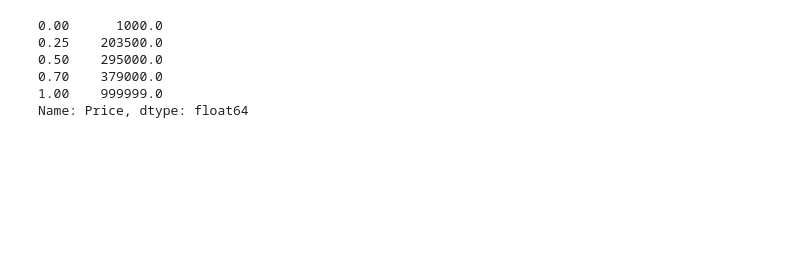
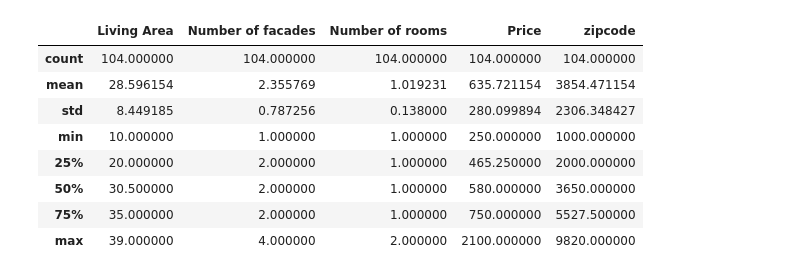
Before and after one commit to dimiphoton/BeCode-real-estate-ML-cookiecutter, a Jupyter notebook: data/raw/cleaning.ipynb, the cells around one changed output. Drawn from its saved outputs; the diff is of its cells as text; code cells hidden in the pictures; blank space fills up the shorter version.

```diff
--- a/data/raw/cleaning.ipynb
+++ b/data/raw/cleaning.ipynb
@@ -4,4 +1,2 @@ import cleaning_utils
 # %%
 df0=pd.read_csv("data_a.csv",index_col="Id")
-# %%
-df_sale,df_rent=cleaning_utils.step0()
@@ -43,28 +2,0 @@ df_sale[(df_sale['Price'] < 50000) | (df_sale['Living Area']>100)]
-# %%
-def postcode2province(postcode):
-    if postcode<1300:
-        return 'Brussels'
-    elif postcode<1500:
-        return 'Walloon Brabant'
-    elif postcode<2000:
-        return 'FLemish Brabant'
-    elif postcode<3000:
-        return 'Antwerp'
-    elif postcode<3500:
-        return 'FLemish Brabant'
-    elif postcode<4000:
-        return 'Limburg'
-    elif postcode<5000:
-        return 'Liege'
-    elif postcode<5681:
-        return 'Namur'
-    elif postcode<6600:
-        return 'Hainaut'
-    elif postcode<7000:
-        return 'Luxemburg'
-    elif postcode<8000:
-        return 'Hainaut'
-    elif postcode<9000:
-        return 'West Flanders'
-    elif postcode<10000:
-        return 'East Flanders'
@@ -71,2 +42,2 @@ def postcode2province(postcode):
 # %%
-df_sale['province']= df_sale['zipcode'].map(postcode2province)
+df_rent['province']= df_rent['zipcode'].map(postcode2province)
@@ -178,9 +44,12 @@ selldf['Price'][selldf['Price']<8000].plot.hist()
-# %%
-selldf['Price'].quantile([0,0.25,0.5,0.7,1])
-# %% [output]
-0.00      1000.0
-0.25    203500.0
-0.50    295000.0
-0.70    379000.0
-1.00    999999.0
-Name: Price, dtype: float64
+# %%
+df_rent[df_rent['Living Area']<40].describe()
+# %% [output]
+|  | Living Area | Number of facades | Number of rooms | Price | zipcode |
+| count | 104.000000 | 104.000000 | 104.000000 | 104.000000 | 104.000000 |
+| mean | 28.596154 | 2.355769 | 1.019231 | 635.721154 | 3854.471154 |
+| std | 8.449185 | 0.787256 | 0.138000 | 280.099894 | 2306.348427 |
+| min | 10.000000 | 1.000000 | 1.000000 | 250.000000 | 1000.000000 |
+| 25% | 20.000000 | 2.000000 | 1.000000 | 465.250000 | 2000.000000 |
+| 50% | 30.500000 | 2.000000 | 1.000000 | 580.000000 | 3650.000000 |
+| 75% | 35.000000 | 2.000000 | 1.000000 | 750.000000 | 5527.500000 |
+| max | 39.000000 | 4.000000 | 2.000000 | 2100.000000 | 9820.000000 |
```
Also changed, not shown: parts of 24 cells of this notebook, 11 other files.
